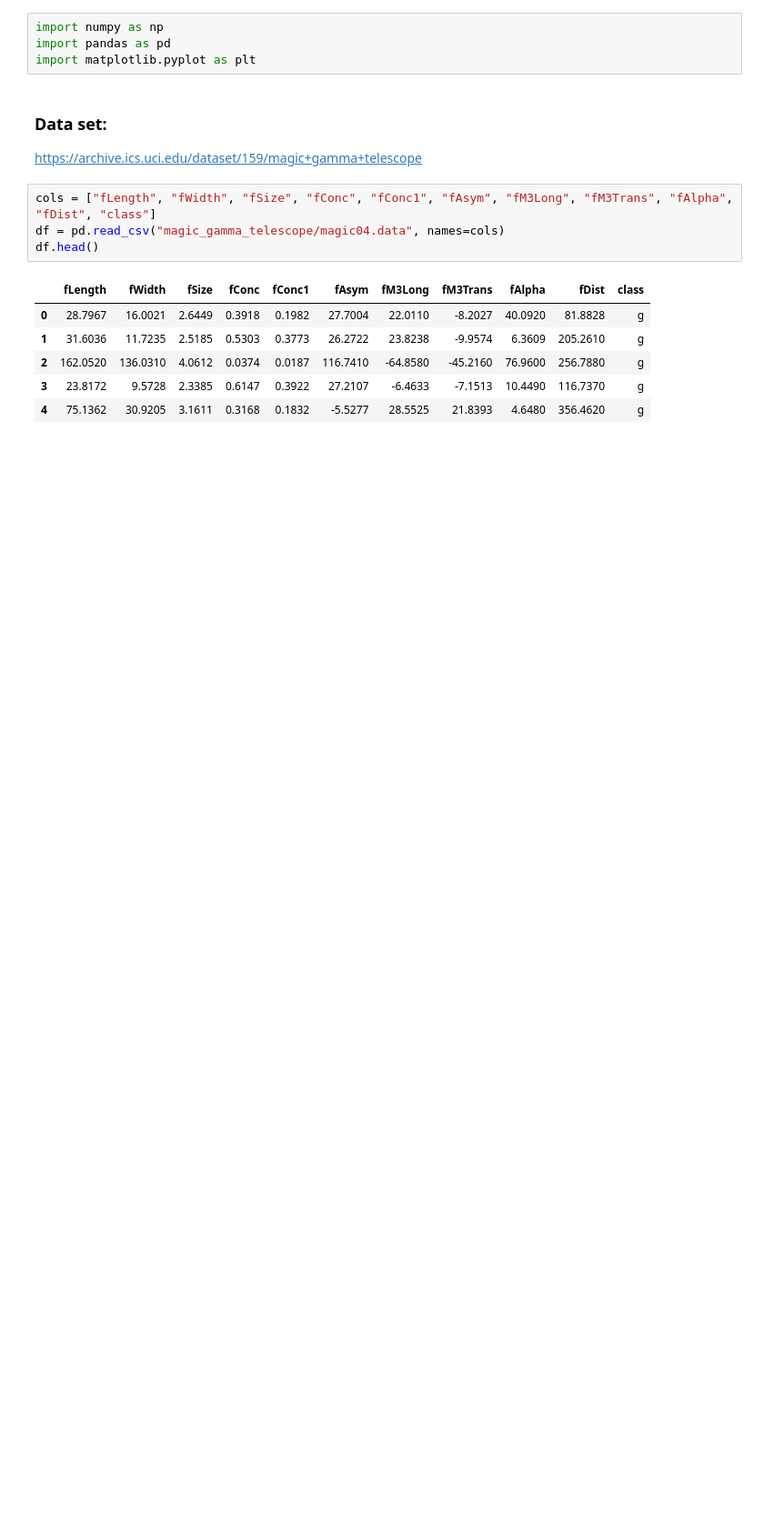
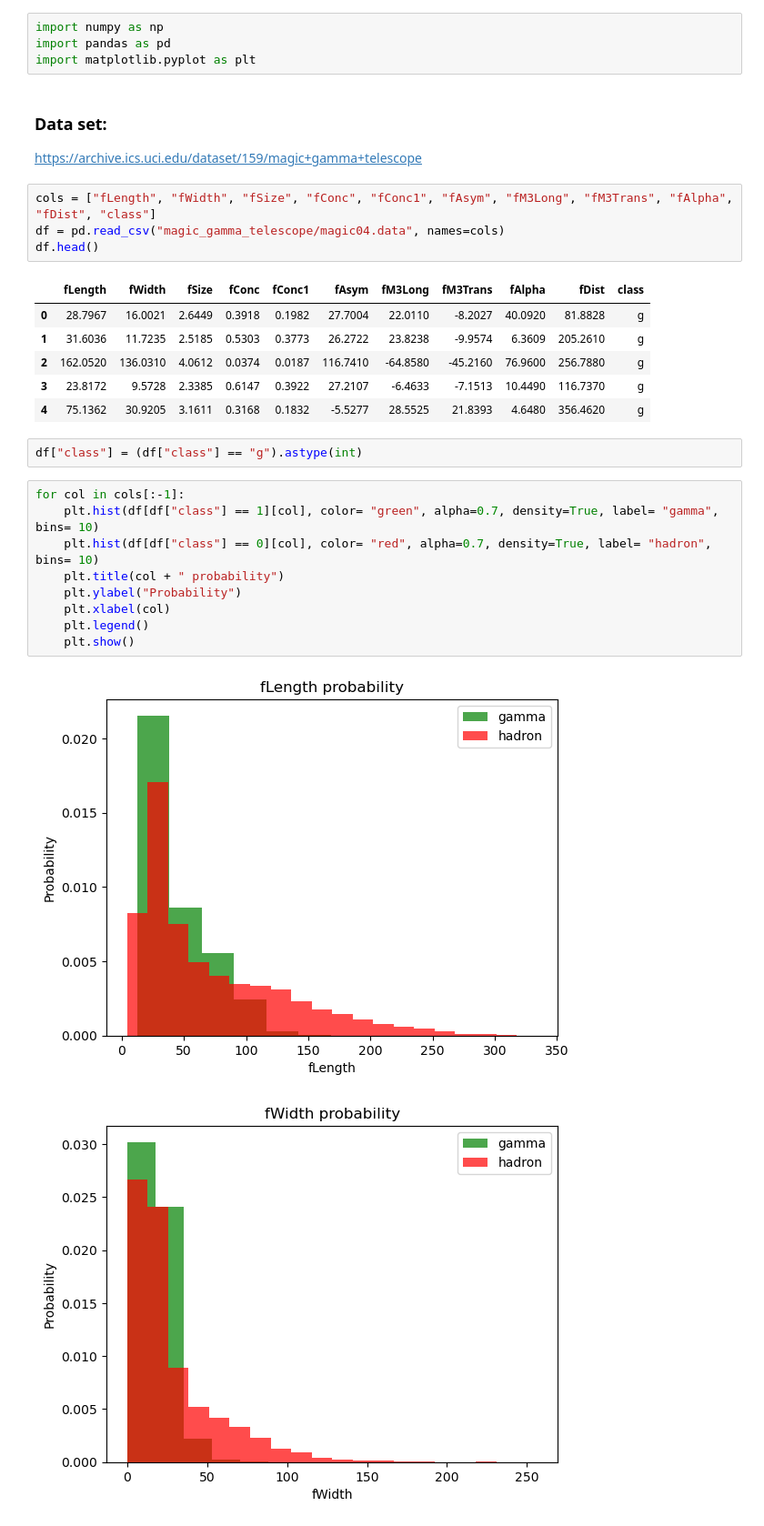
Before and after one commit to aswathr/ml_learn_fcc, a Jupyter notebook: 1_magic.ipynb, the cells around one changed output. Shown at 91% size. Cells and saved outputs as stored; diff of their text form; blank space fills up the shorter version.

Commit message:
plot histogram for magic dataset

```diff
--- a/1_magic.ipynb
+++ b/1_magic.ipynb
@@ -16,3 +16,17 @@ df.head()
 | 2 | 162.0520 | 136.0310 | 4.0612 | 0.0374 | 0.0187 | 116.7410 | -64.8580 | -45.2160 | 76.9600 | 256.7880 | g |
 | 3 | 23.8172 | 9.5728 | 2.3385 | 0.6147 | 0.3922 | 27.2107 | -6.4633 | -7.1513 | 10.4490 | 116.7370 | g |
 | 4 | 75.1362 | 30.9205 | 3.1611 | 0.3168 | 0.1832 | -5.5277 | 28.5525 | 21.8393 | 4.6480 | 356.4620 | g |
+# %%
+df["class"] = (df["class"] == "g").astype(int)
+# %%
+for col in cols[:-1]:
+    plt.hist(df[df["class"] == 1][col], color= "green", alpha=0.7, density=True, label= "gamma", bins= 10)
+    plt.hist(df[df["class"] == 0][col], color= "red", alpha=0.7, density=True, label= "hadron", bins= 10)
+    plt.title(col + " probability")
+    plt.ylabel("Probability")
+    plt.xlabel(col)
+    plt.legend()
+    plt.show()
+# %% [output]
+[figure, added]
+[figure, added]
```
Also changed, not shown: parts of 1 cell of this notebook.
